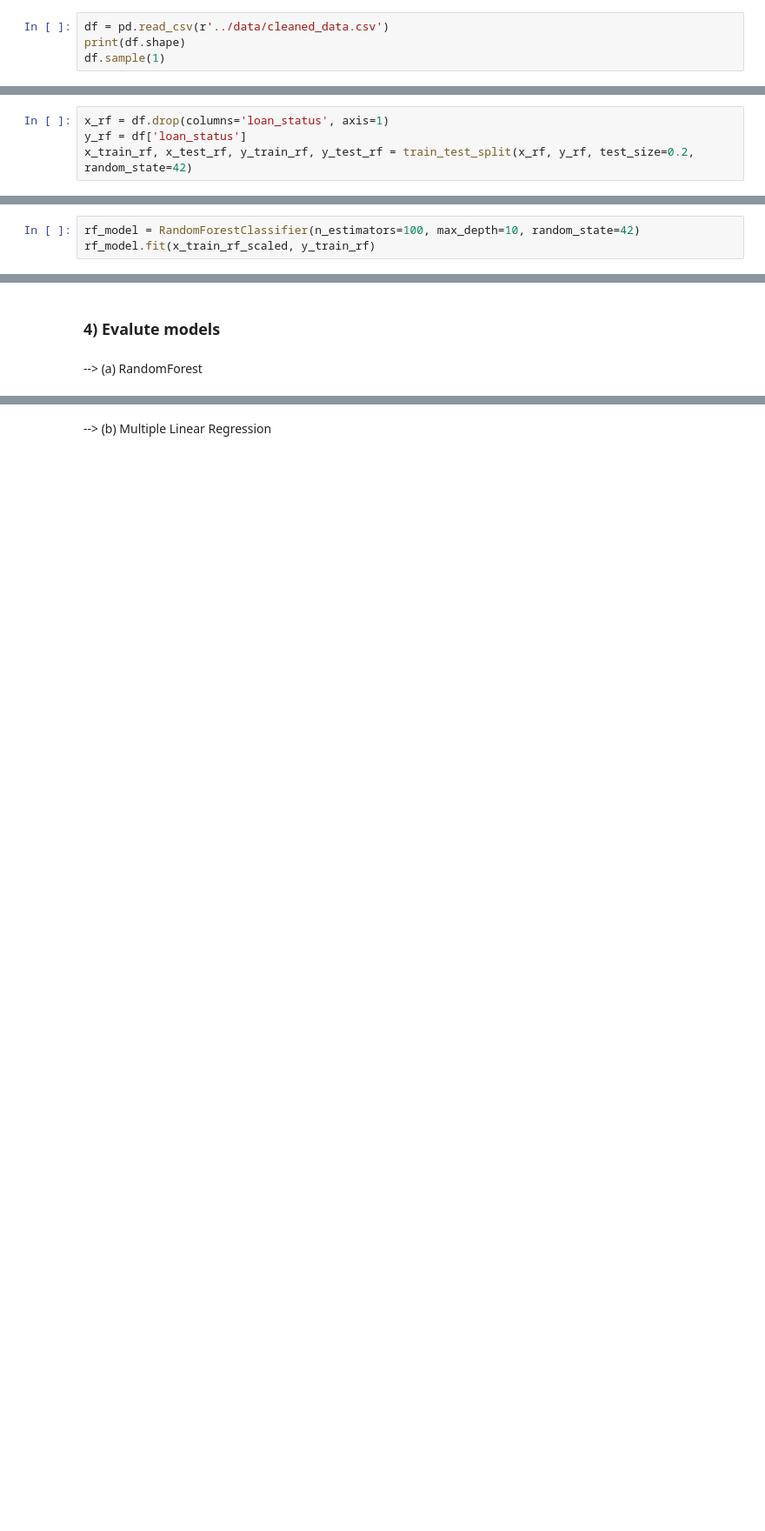
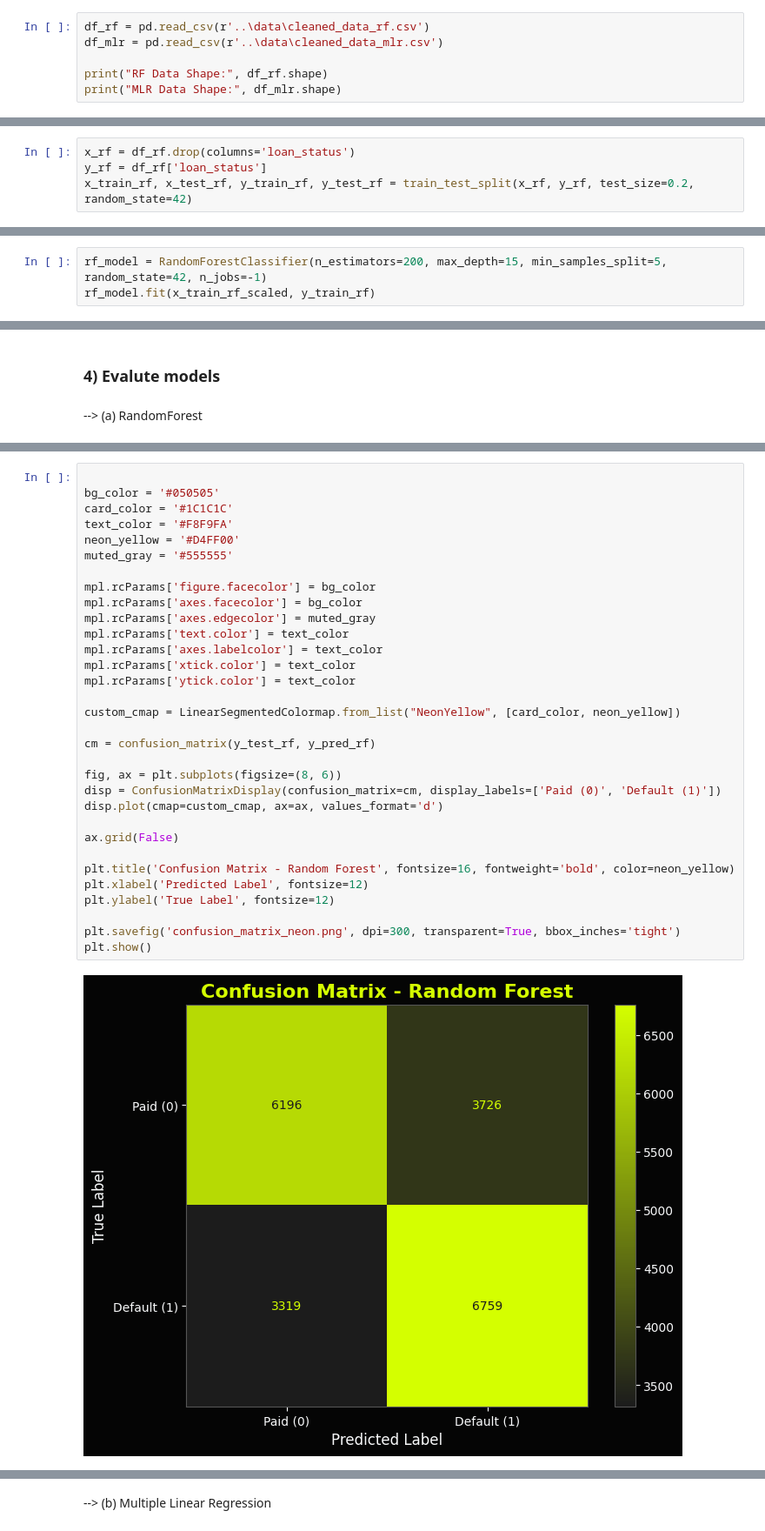
Before and after one commit to AbdelMaksoudd/LendMind, a Jupyter notebook: notebooks/02_build_and_evaluate_models.ipynb, the cells around one changed output, grey strips where cells are left out. Shown at 87% size. Drawn from its saved outputs; the diff is of its cells as text; blank space fills up the shorter version.

```diff
--- a/notebooks/02_build_and_evaluate_models.ipynb
+++ b/notebooks/02_build_and_evaluate_models.ipynb
@@ -34,7 +36,9 @@ from sklearn import linear_model
 # %% [markdown]
 ### 2) Read The Data
 # %%
-df = pd.read_csv(r'../data/cleaned_data.csv')
-print(df.shape)
-df.sample(1)
+df_rf = pd.read_csv(r'..\data\cleaned_data_rf.csv')
+df_mlr = pd.read_csv(r'..\data\cleaned_data_mlr.csv')
+
+print("RF Data Shape:", df_rf.shape)
+print("MLR Data Shape:", df_mlr.shape)
 # %% [output]
@@ -46,14 +49,14 @@ df.sample(1)
 # %% [markdown]
 --> (a) RandomForest
 # %%
-x_rf = df.drop(columns='loan_status', axis=1)
-y_rf = df['loan_status']
+x_rf = df_rf.drop(columns='loan_status')
+y_rf = df_rf['loan_status']
 x_train_rf, x_test_rf, y_train_rf, y_test_rf = train_test_split(x_rf, y_rf, test_size=0.2, random_state=42)
 # %%
 scaler_rf = StandardScaler()
 x_train_rf_scaled = scaler_rf.fit_transform(x_train_rf)
 x_test_rf_scaled = scaler_rf.transform(x_test_rf)
 # %%
-rf_model = RandomForestClassifier(n_estimators=100, max_depth=10, random_state=42)
+rf_model = RandomForestClassifier(n_estimators=200, max_depth=15, min_samples_split=5, random_state=42, n_jobs=-1)
 rf_model.fit(x_train_rf_scaled, y_train_rf)
 # %% [output]
@@ -154,0 +145,34 @@ plt.show()
+# %%
+
+bg_color = '#050505'
+card_color = '#1C1C1C'
+text_color = '#F8F9FA'
+neon_yellow = '#D4FF00'
+muted_gray = '#555555'
+
+mpl.rcParams['figure.facecolor'] = bg_color
+mpl.rcParams['axes.facecolor'] = bg_color
+mpl.rcParams['axes.edgecolor'] = muted_gray
+mpl.rcParams['text.color'] = text_color
+mpl.rcParams['axes.labelcolor'] = text_color
+mpl.rcParams['xtick.color'] = text_color
+mpl.rcParams['ytick.color'] = text_color
+
+custom_cmap = LinearSegmentedColormap.from_list("NeonYellow", [card_color, neon_yellow])
+
+cm = confusion_matrix(y_test_rf, y_pred_rf)
+
+fig, ax = plt.subplots(figsize=(8, 6))
+disp = ConfusionMatrixDisplay(confusion_matrix=cm, display_labels=['Paid (0)', 'Default (1)'])
+disp.plot(cmap=custom_cmap, ax=ax, values_format='d')
+
+ax.grid(False)
+
+plt.title('Confusion Matrix - Random Forest', fontsize=16, fontweight='bold', color=neon_yellow)
+plt.xlabel('Predicted Label', fontsize=12)
+plt.ylabel('True Label', fontsize=12)
+
+plt.savefig('confusion_matrix_neon.png', dpi=300, transparent=True, bbox_inches='tight')
+plt.show()
+# %% [output]
+[figure, added]
```
Also changed, not shown: parts of 19 cells of this notebook, 1 other file.
